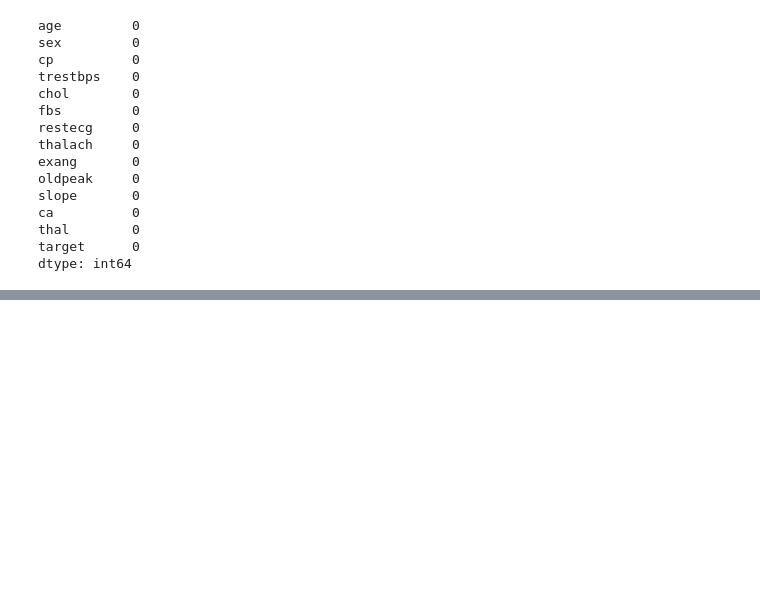
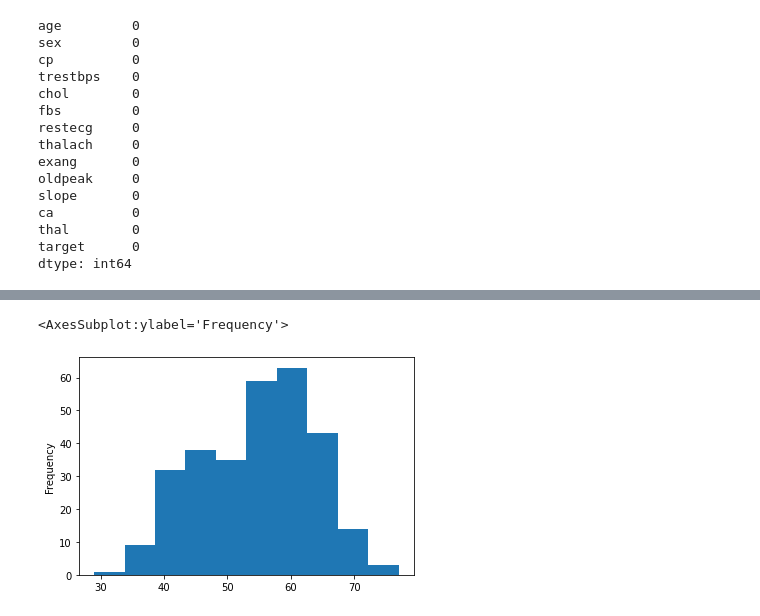
Before and after one commit to VishalMoradia/MLProjects, a Jupyter notebook: MLHeartDisease.ipynb, the cells around one changed output, grey strips where cells are left out. Cells and saved outputs as stored; diff of their text form; code cells hidden in the pictures; blank space fills up the shorter version.

```diff
--- a/MLHeartDisease.ipynb
+++ b/MLHeartDisease.ipynb
@@ -223,0 +280,9 @@ df.describe()
+# %%
+# Lets look at how the age is distributed in the data
+
+df.age.plot.hist()
+
+# as expected, a normal distribution is seen(also called as Gausian Distribution)
+# %% [output]
+<AxesSubplot:ylabel='Frequency'>
+[figure, added]
```
Also changed, not shown: parts of 9 cells of this notebook.
